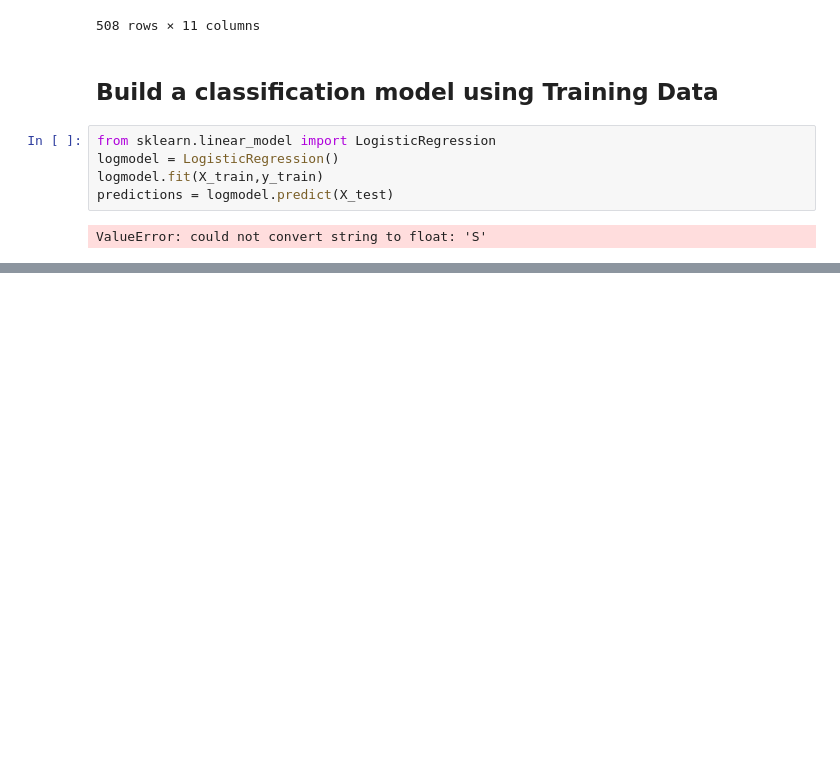
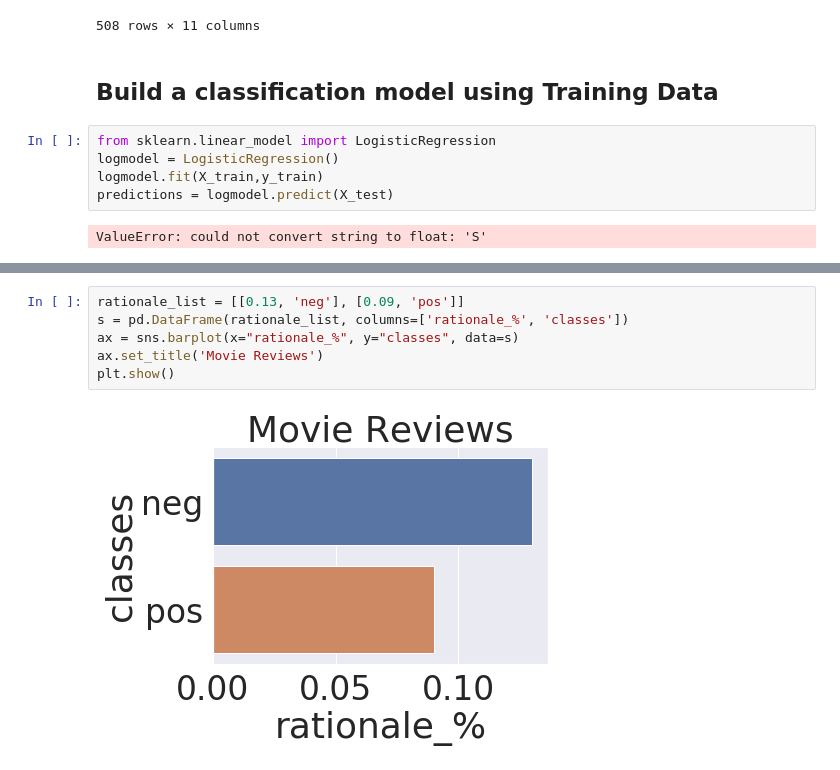
Before and after one commit to rathoreanirudh/practice_code_ml, a Jupyter notebook: test.ipynb, the cells around one changed output, grey strips where cells are left out. Saved outputs shown, nothing was run; the diff lists cells and outputs as text; blank space fills up the shorter version.

```diff
--- a/test.ipynb
+++ b/test.ipynb
@@ -103,0 +126,8 @@ ValueError: could not convert string to float: 'S'
+# %%
+rationale_list = [[0.13, 'neg'], [0.09, 'pos']]
+s = pd.DataFrame(rationale_list, columns=['rationale_%', 'classes'])
+ax = sns.barplot(x="rationale_%", y="classes", data=s)
+ax.set_title('Movie Reviews')
+plt.show()
+# %% [output]
+[figure, added]
```
Also changed, not shown: parts of 31 cells of this notebook, 1 other file.
